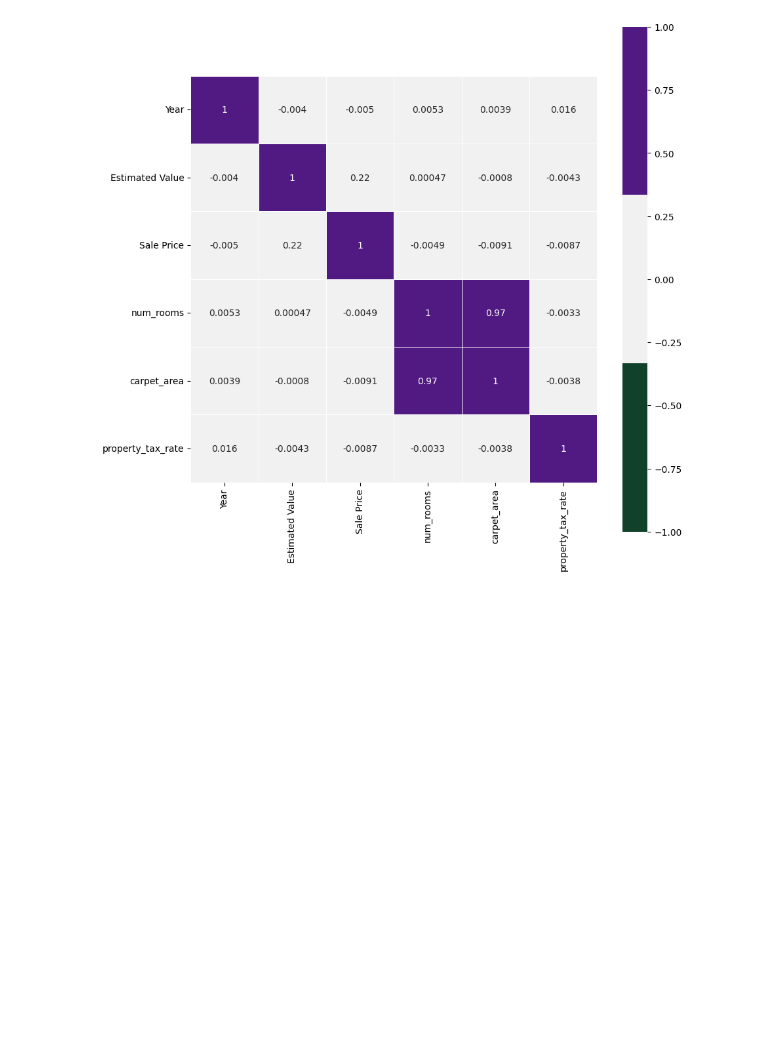
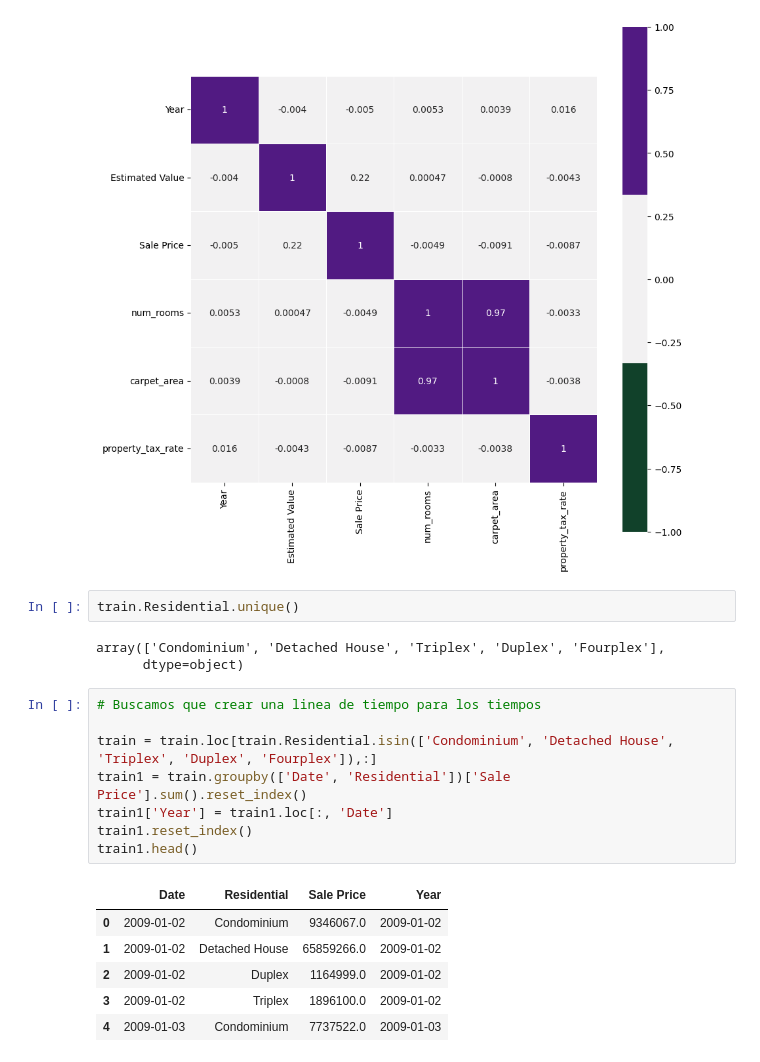
Before and after one commit to legabrielo/ClasificacionCasas, a Jupyter notebook: Casas.ipynb, the cells around one changed output. Drawn from its saved outputs; the diff is of its cells as text; blank space fills up the shorter version.

```diff
--- a/Casas.ipynb
+++ b/Casas.ipynb
@@ -144,3 +256,23 @@ sns.heatmap(train.corr(),
             linewidth = .5);
 # %% [output]
 [figure]
+# %%
+train.Residential.unique()
+# %% [output]
+array(['Condominium', 'Detached House', 'Triplex', 'Duplex', 'Fourplex'],
+      dtype=object)
+# %%
+# Buscamos que crear una linea de tiempo para los tiempos
+
+train = train.loc[train.Residential.isin(['Condominium', 'Detached House', 'Triplex', 'Duplex', 'Fourplex']),:]
+train1 = train.groupby(['Date', 'Residential'])['Sale Price'].sum().reset_index()
+train1['Year'] = train1.loc[:, 'Date']
+train1.reset_index()
+train1.head()
+# %% [output]
+|  | Date | Residential | Sale Price | Year |
+| 0 | 2009-01-02 | Condominium | 9346067.0 | 2009-01-02 |
+| 1 | 2009-01-02 | Detached House | 65859266.0 | 2009-01-02 |
+| 2 | 2009-01-02 | Duplex | 1164999.0 | 2009-01-02 |
+| 3 | 2009-01-02 | Triplex | 1896100.0 | 2009-01-02 |
+| 4 | 2009-01-03 | Condominium | 7737522.0 | 2009-01-03 |
```
Also changed, not shown: parts of 18 cells of this notebook.
